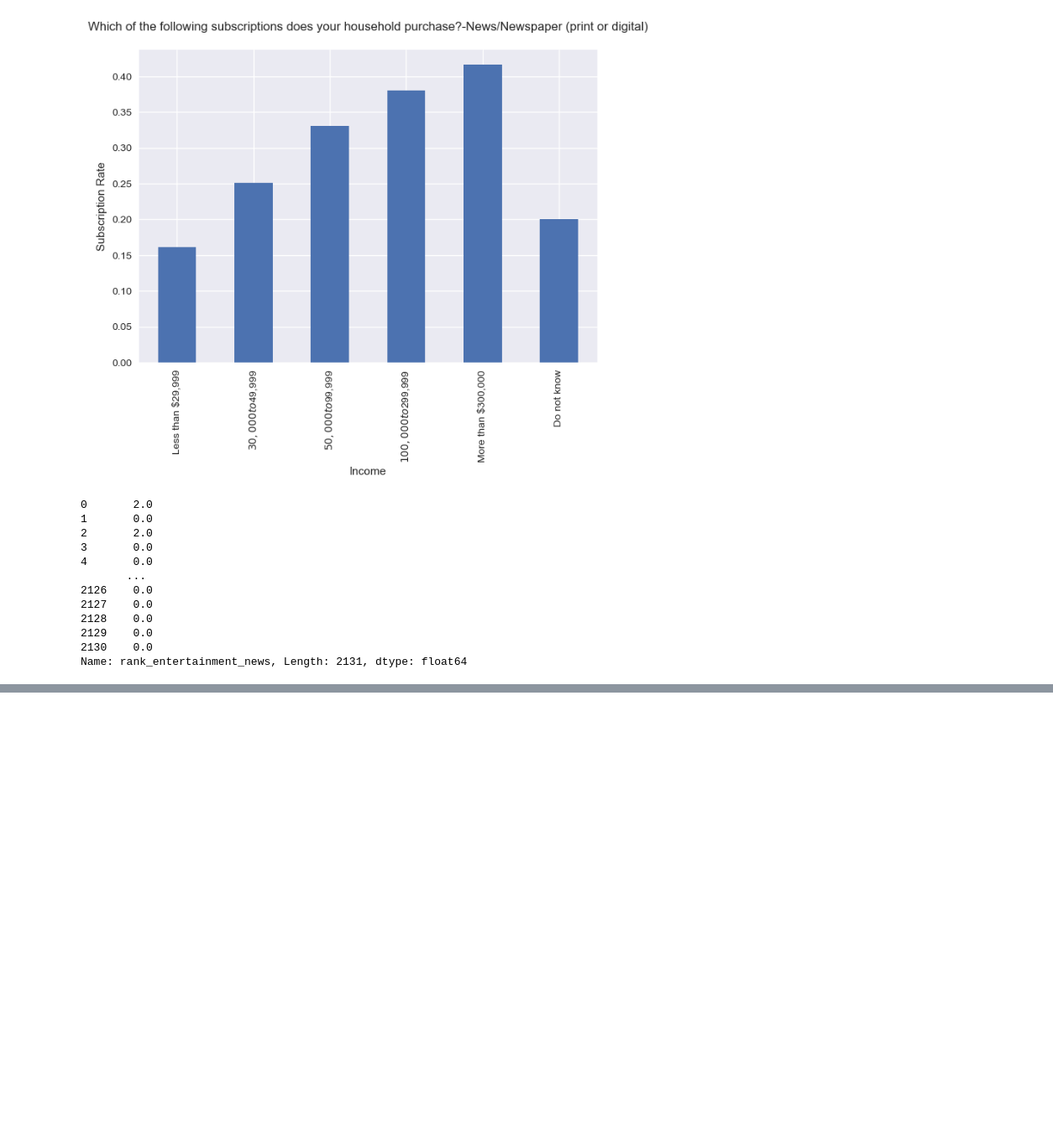
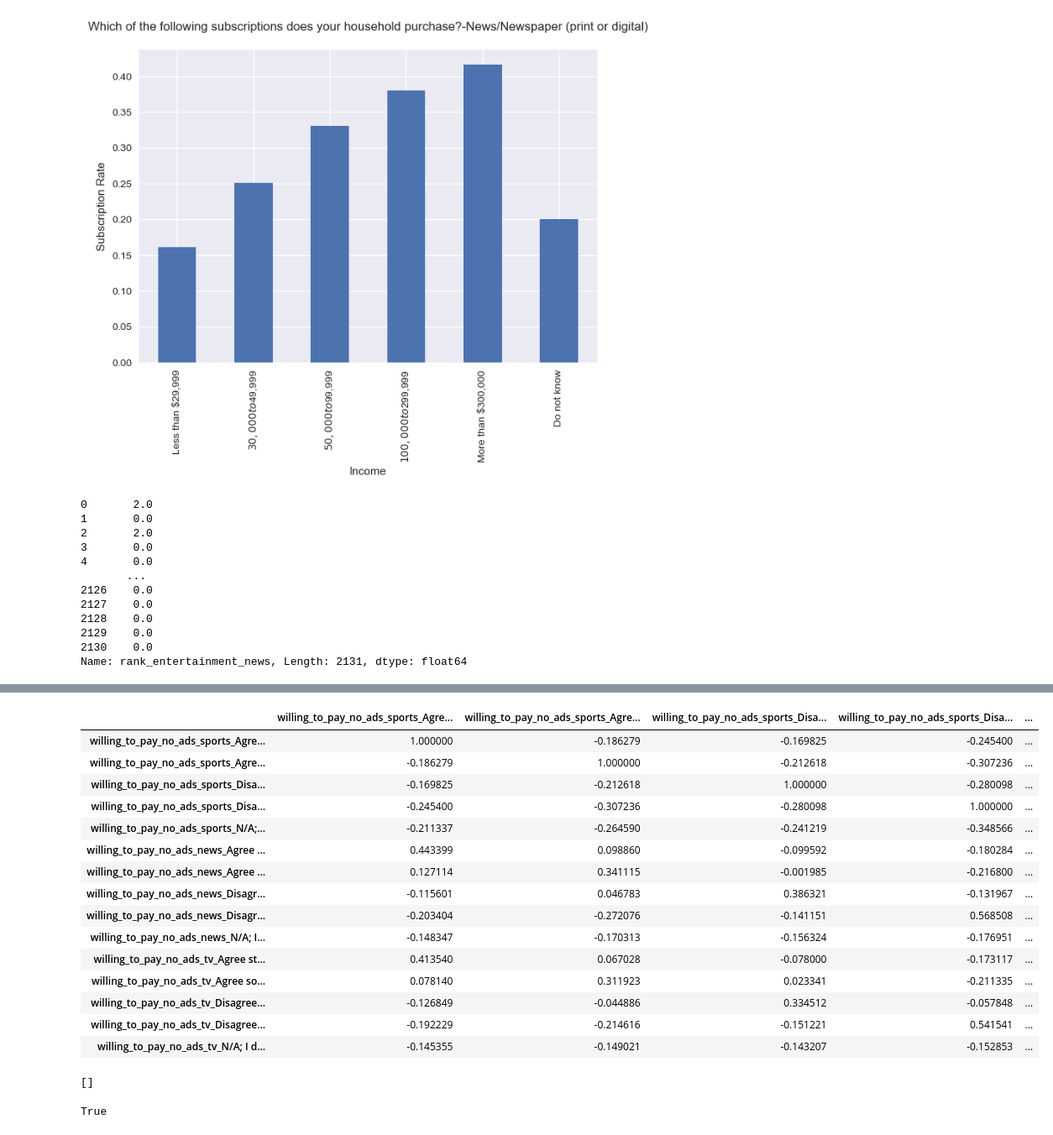
Before and after one commit to abhilashbiswas/customer_segmentation_for_news_outlet, a Jupyter notebook: eda.ipynb, the cells around one changed output, grey strips where cells are left out. Shown at 84% size. Drawn from its saved outputs; the diff is of its cells as text; code cells hidden in the pictures; blank space fills up the shorter version.

```diff
--- a/eda.ipynb
+++ b/eda.ipynb
@@ -408,0 +421,21 @@ Best run was number 5
+# %%
+df = pd.read_csv('cleaned_data/dds11.csv')
+
+# Make Categorical Variables
+df['age_range'] = pd.Categorical(df['age_range'],
+                                 categories=['14-19', '20-26', '27-33',
+                                             '34-50', '51-69', '70 or older'],
+                                 ordered=True)
+df['income'] = pd.Categorical(df['income'],
+               categories=['Less than $29,999', '$30,000 to $49,999',
+                           '$50,000 to $99,999', '$100,000 to $299,999',
+                           'More than $300,000', 'Do not know'], ordered=True)
+
+willing_to_pay_vars = [col for col in df.columns if 'willing_to_pay' in col]
+
+for var in willing_to_pay_vars:
+    df[var] = pd.Categorical(df[var],
+                                                    categories=['Agree strongly', 'Agree somewhat',
+                                                                'Disagree somewhat', 'Disagree strongly',
+                                                                'N/A; I do not have a basis to answer'],
+                                                    ordered=True)
@@ -408,0 +528,31 @@ Best run was number 5
+# %%
+df = df[['willing_to_pay_no_ads_sports', 'willing_to_pay_no_ads_news','willing_to_pay_no_ads_tv']]
+
+df = pd.get_dummies(df)
+
+df.corr()
+# %% [output]
+|  | willing_to_pay_no_ads_sports_Agre... | willing_to_pay_no_ads_sports_Agre... | willing_to_pay_no_ads_sports_Disa... | willing_to_pay_no_ads_sports_Disa... | ... |
+| willing_to_pay_no_ads_sports_Agre... | 1.000000 | -0.186279 | -0.169825 | -0.245400 | ... |
+| willing_to_pay_no_ads_sports_Agre... | -0.186279 | 1.000000 | -0.212618 | -0.307236 | ... |
+| willing_to_pay_no_ads_sports_Disa... | -0.169825 | -0.212618 | 1.000000 | -0.280098 | ... |
+| willing_to_pay_no_ads_sports_Disa... | -0.245400 | -0.307236 | -0.280098 | 1.000000 | ... |
+| willing_to_pay_no_ads_sports_N/A;... | -0.211337 | -0.264590 | -0.241219 | -0.348566 | ... |
+| willing_to_pay_no_ads_news_Agree ... | 0.443399 | 0.098860 | -0.099592 | -0.180284 | ... |
+| willing_to_pay_no_ads_news_Agree ... | 0.127114 | 0.341115 | -0.001985 | -0.216800 | ... |
+| willing_to_pay_no_ads_news_Disagr... | -0.115601 | 0.046783 | 0.386321 | -0.131967 | ... |
+| willing_to_pay_no_ads_news_Disagr... | -0.203404 | -0.272076 | -0.141151 | 0.568508 | ... |
+| willing_to_pay_no_ads_news_N/A; I... | -0.148347 | -0.170313 | -0.156324 | -0.176951 | ... |
+| willing_to_pay_no_ads_tv_Agree st... | 0.413540 | 0.067028 | -0.078000 | -0.173117 | ... |
+| willing_to_pay_no_ads_tv_Agree so... | 0.078140 | 0.311923 | 0.023341 | -0.211335 | ... |
+| willing_to_pay_no_ads_tv_Disagree... | -0.126849 | -0.044886 | 0.334512 | -0.057848 | ... |
+| willing_to_pay_no_ads_tv_Disagree... | -0.192229 | -0.214616 | -0.151221 | 0.541541 | ... |
+| willing_to_pay_no_ads_tv_N/A; I d... | -0.145355 | -0.149021 | -0.143207 | -0.152853 | ... |
+# %%
+willing_to_pay_vars
+# %% [output]
+[]
+# %%
+'willing_to_pay_no_ads_news' in willing_to_pay_vars
+# %% [output]
+True
```
Also changed, not shown: parts of 21 cells of this notebook.
